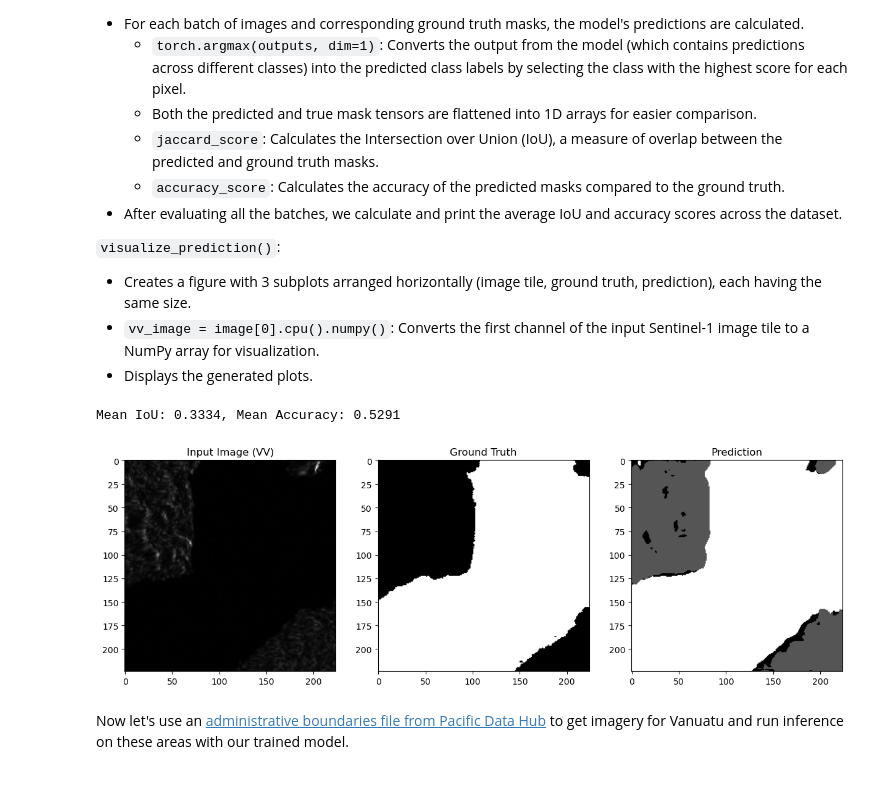
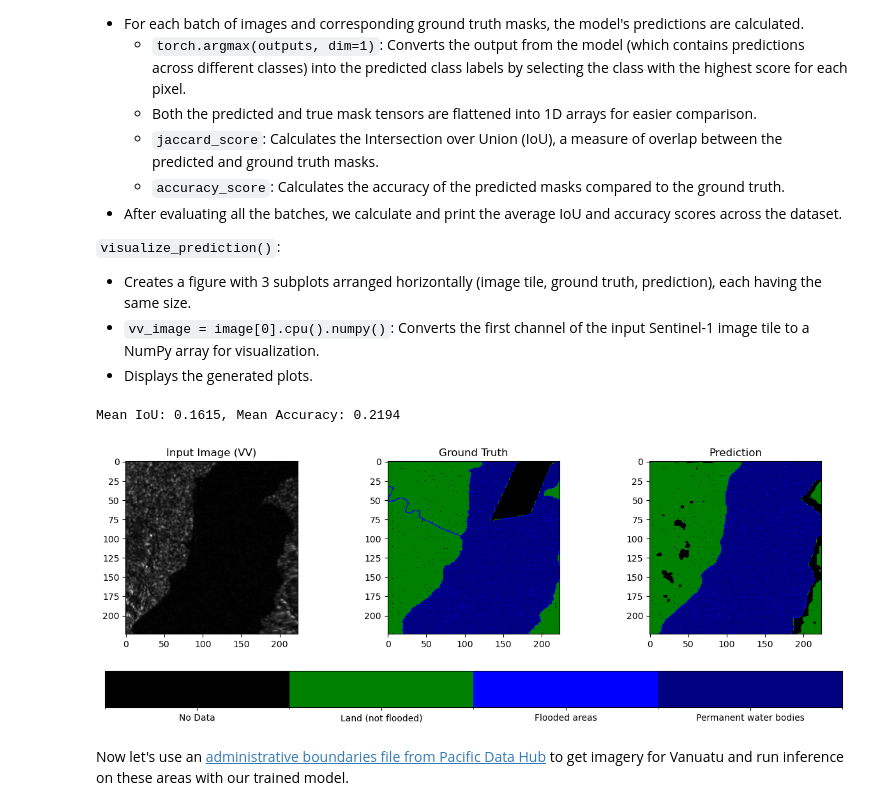
Before and after one commit to Vanuatu-National-Statistics-Office/climate-change-natural-disasters, a Jupyter notebook: book/Lesson_1C.ipynb, the cells around one changed output. Saved outputs shown, nothing was run; the diff lists cells and outputs as text; code cells hidden in the pictures.

```diff
--- a/book/Lesson_1C.ipynb
+++ b/book/Lesson_1C.ipynb
@@ -279,7 +274,7 @@ The following functions facilitate fetching Sentinel-1 Radiometrically Terrain C
 These functions are designed to fetch Sentinel-1 RTC data needed to match our flood masks.
 # %%
 # Function to fetch Sentinel-1 RTC data matching a given date (or up to 3 days after)
-def fetch_s1_rtc_for_date(bounds, date):
+def fetch_s1_rtc_for_date(bounds, crs, date):
     catalog = pystac_client.Client.open("https://planetarycomputer.microsoft.com/api/stac/v1")
 
     # Define the search time range (3-day + window)
@@ -302,6 +297,7 @@ def fetch_s1_rtc_for_date(bounds, date):
 
     # Load the first available scene (or refine selection criteria as needed)
     ds = odc.stac.load(signed_items[:1], bbox=bounds, dtype="float32")
+    ds = ds.rio.reproject(dst_crs=crs)  # Reproject to same CRS
 
     return ds.isel(time=0) #.mean(dim="time") if ds else None  # Take mean if multiple images exist
 
@@ -314,8 +310,9 @@ def match_s1_rtc_to_dataframe(df, mask_path):
 
     with rasterio.open(f"tst-ground-truth-flood-masks/{mask_path}_ground_truth.tif") as src:
         bounds = src.bounds  # Get bounding box of the mask
+        crs = src.crs  # Coordinate Reference System
 
-    s1_image = fetch_s1_rtc_for_date(bounds, formatted_date)
+    s1_image = fetch_s1_rtc_for_date(bounds, crs, formatted_date)
 
     return s1_image
 # %% [markdown]
@@ -463,6 +457,7 @@ val_size = int(0.20 * len(full_dataset))
 test_size = len(full_dataset) - train_size - val_size  # Ensures total sums up correctly
 
 # Perform split
-train_dataset, val_dataset, test_dataset = random_split(full_dataset, [train_size, val_size, test_size])
+generator = torch.Generator().manual_seed(42)
+train_dataset, val_dataset, test_dataset = random_split(full_dataset, [train_size, val_size, test_size], generator)
 print(f"Dataset sizes -> Train: {len(train_dataset)}, Val: {len(val_dataset)}, Test: {len(test_dataset)}")
 # %% [output]
@@ -684,35 +663,52 @@ def evaluate(model, data_loader):
             accuracy_scores.append(accuracy_score(masks, preds))
     print(f"Mean IoU: {np.mean(iou_scores):.4f}, Mean Accuracy: {np.mean(accuracy_scores):.4f}")
 
-# Visualization Function
-def visualize_prediction(image, mask, prediction):
-    fig, ax = plt.subplots(1, 3, figsize=(15, 5))
-
-    # Convert 2-channel image to single-channel (VV)
-    vv_image = image[0].cpu().numpy()  # Use first channel (VV)
-
-    ax[0].imshow(vv_image, cmap="gray")  # Display as grayscale
-    ax[0].set_title("Input Image (VV)")
-
-    ax[1].imshow(mask.squeeze(), cmap="gray")
-    ax[1].set_title("Ground Truth")
-
-    ax[2].imshow(prediction, cmap="gray")
-    ax[2].set_title("Prediction")
-
-    plt.show()
-
 
 # Run Evaluation
 evaluate(model, test_loader)
-
-# Test Inference and Visualization
-sample_image, sample_mask = test_dataset[0]
-predicted_mask = inference(model, sample_image)
-visualize_prediction(sample_image, sample_mask, predicted_mask)
 # %% [output]
-Mean IoU: 0.3334, Mean Accuracy: 0.5291
+Mean IoU: 0.1615, Mean Accuracy: 0.2194
-[figure, removed]
+# %%
+# Define class labels and colormap
+class_labels = {
+    0: "No Data",
+    1: "Land (not flooded)",
+    2: "Flooded areas",
+    3: "Permanent water bodies"
+}
+
+# Define discrete colormap
+cmap = mcolors.ListedColormap(["black", "green", "blue", "navy"])  # Colors for classes 0-3
+bounds = [0, 1, 2, 3, 4]  # Boundaries between color levels
+norm = mcolors.BoundaryNorm(bounds, cmap.N)
+
+def visualize_prediction(image, mask, prediction):
+    fig, ax = plt.subplots(1, 3, figsize=(15, 5))
+
+    # Convert 2-channel image to single-channel (VV)
+    vv_image = image[0].cpu().numpy()  # Use first channel (VV)
+
+    ax[0].imshow(vv_image, cmap="gray")  # Display as grayscale
+    ax[0].set_title("Input Image (VV)")
+
+    im1 = ax[1].imshow(mask.squeeze(), cmap=cmap, norm=norm)
+    ax[1].set_title("Ground Truth")
+
+    im2 = ax[2].imshow(prediction, cmap=cmap, norm=norm)
+    ax[2].set_title("Prediction")
+
+    # Create colorbar with class labels
+    cbar = fig.colorbar(im2, ax=ax.ravel().tolist(), ticks=[0.5, 1.5, 2.5, 3.5], orientation="horizontal")
+    cbar.ax.set_xticklabels([class_labels[i] for i in range(4)])  # Assign class names
+
+    plt.show()
+
+# Test Inference and Visualization
+sample_image, sample_mask = test_dataset[1]
+predicted_mask = inference(model, sample_image)
+visualize_prediction(sample_image, sample_mask, predicted_mask)
+# %% [output]
+[figure, added]
 # %% [markdown]
 Now let's use an [administrative boundaries file from Pacific Data Hub](https://pacificdata.org/data/dataset/9dba1377-740c-429e-92ce-6a484657b4d9/resource/66ae054b-9b67-4876-b59c-0b078c31e800) to get imagery for Vanuatu and run inference on these areas with our trained model.
 # %%
```
Also changed, not shown: parts of 22 cells of this notebook, 1 other file.
